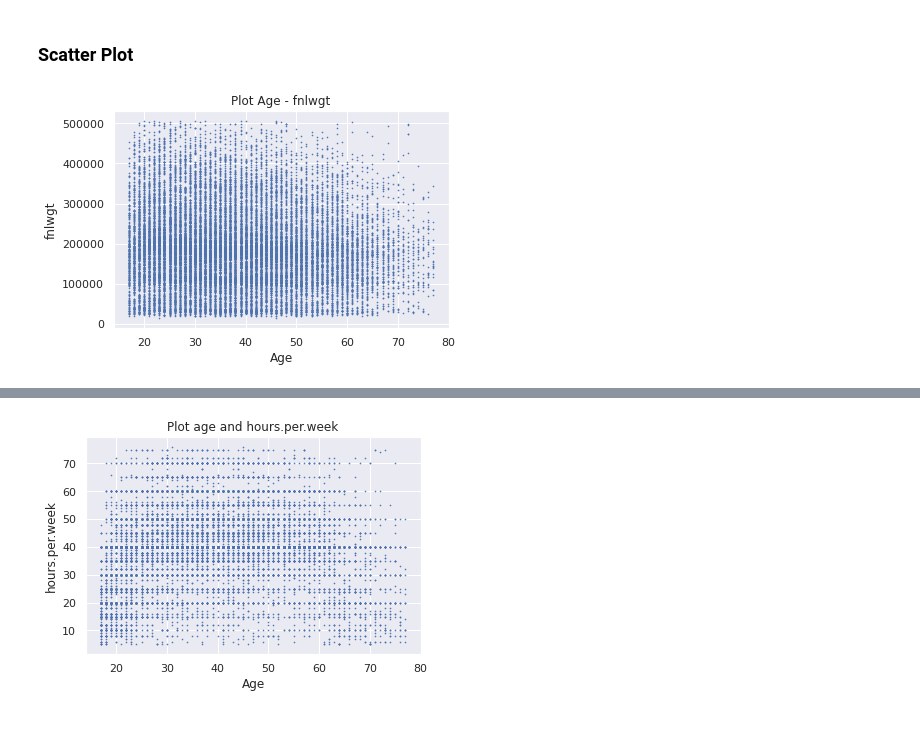
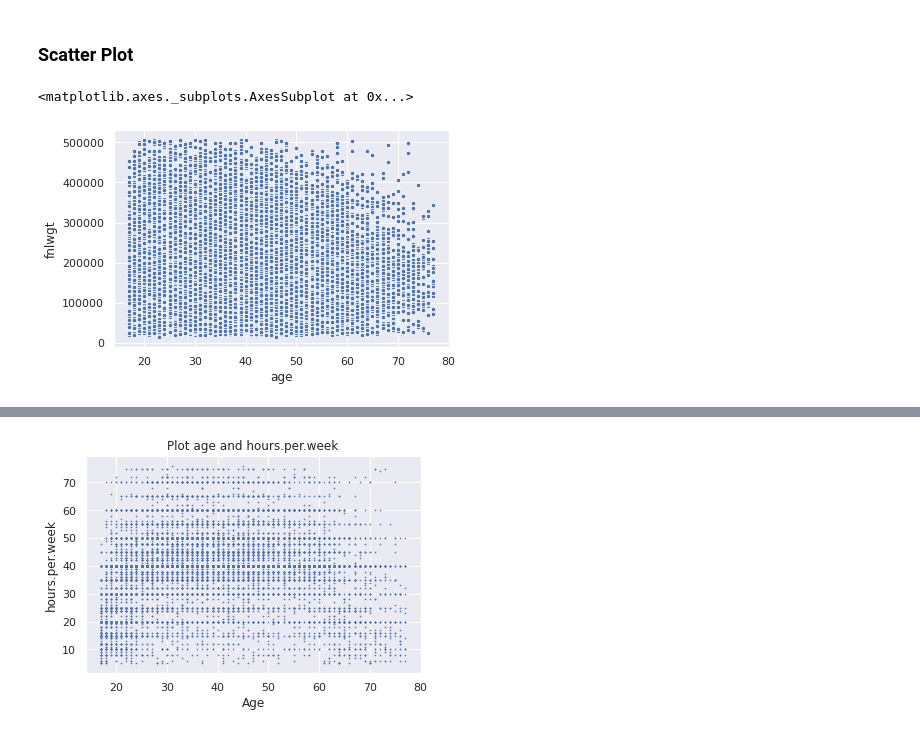
Before and after one commit to nicholasanthonys/tubes-probabilias-statistika, a Jupyter notebook: Tubes Data Cleaning.ipynb, the cells around one changed output, grey strips where cells are left out. Drawn from its saved outputs; the diff is of its cells as text; code cells hidden in the pictures.

Commit message:
add plot line

```diff
--- a/Tubes Data Cleaning.ipynb
+++ b/Tubes Data Cleaning.ipynb
@@ -201,11 +201,8 @@ ax.set_xticklabels(
 [figure]
 # %% [markdown]
 ### Scatter Plot
-# %%
-plt.scatter(datacensus["age"], datacensus["fnlwgt"], s=0.4)
-plt.xlabel('Age')
-plt.ylabel('fnlwgt')
-plt.title("Plot Age - fnlwgt")
-plt.show()
-# %% [output]
-[figure, removed]
+# %%
+sns.scatterplot(datacensus["age"], datacensus["fnlwgt"], s=20)
+# %% [output]
+<matplotlib.axes._subplots.AxesSubplot at 0x...>
+[figure, added]
```
Also changed, not shown: parts of 19 cells of this notebook.
